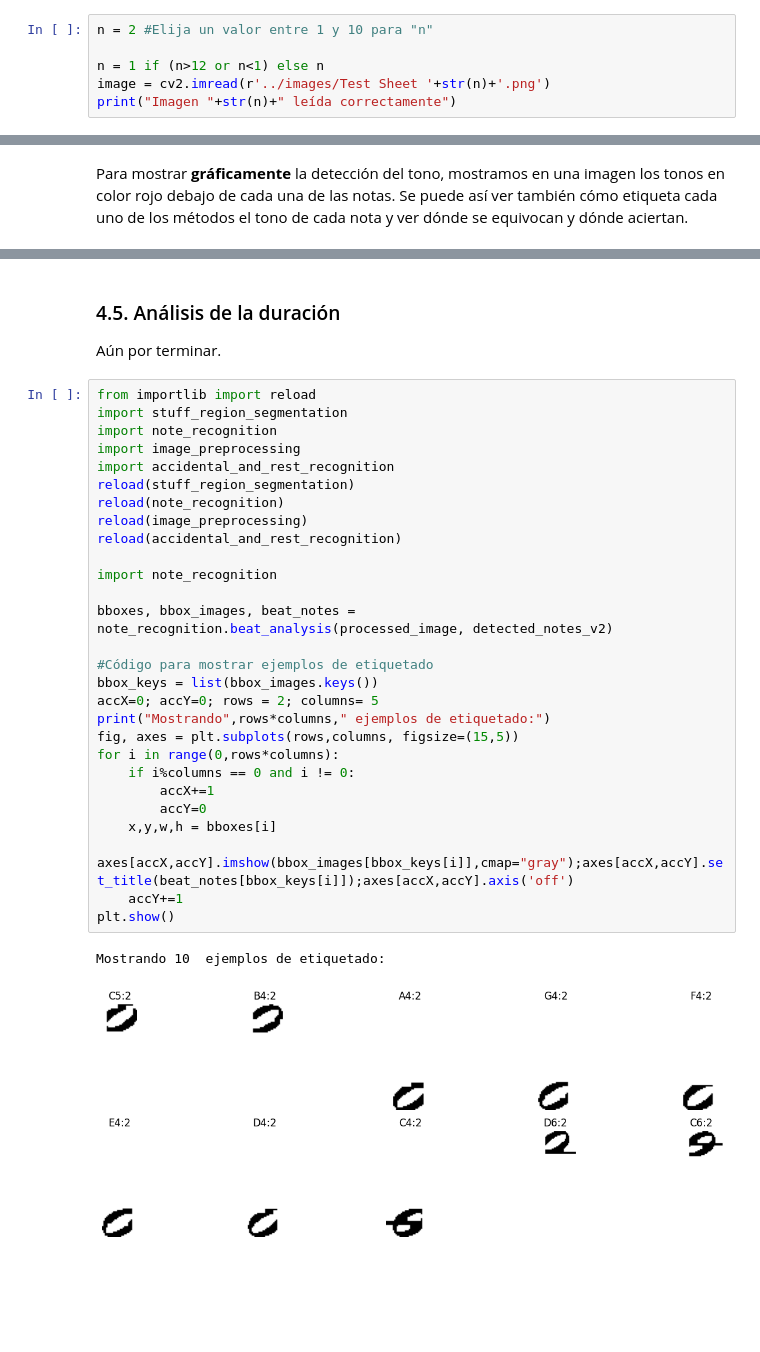
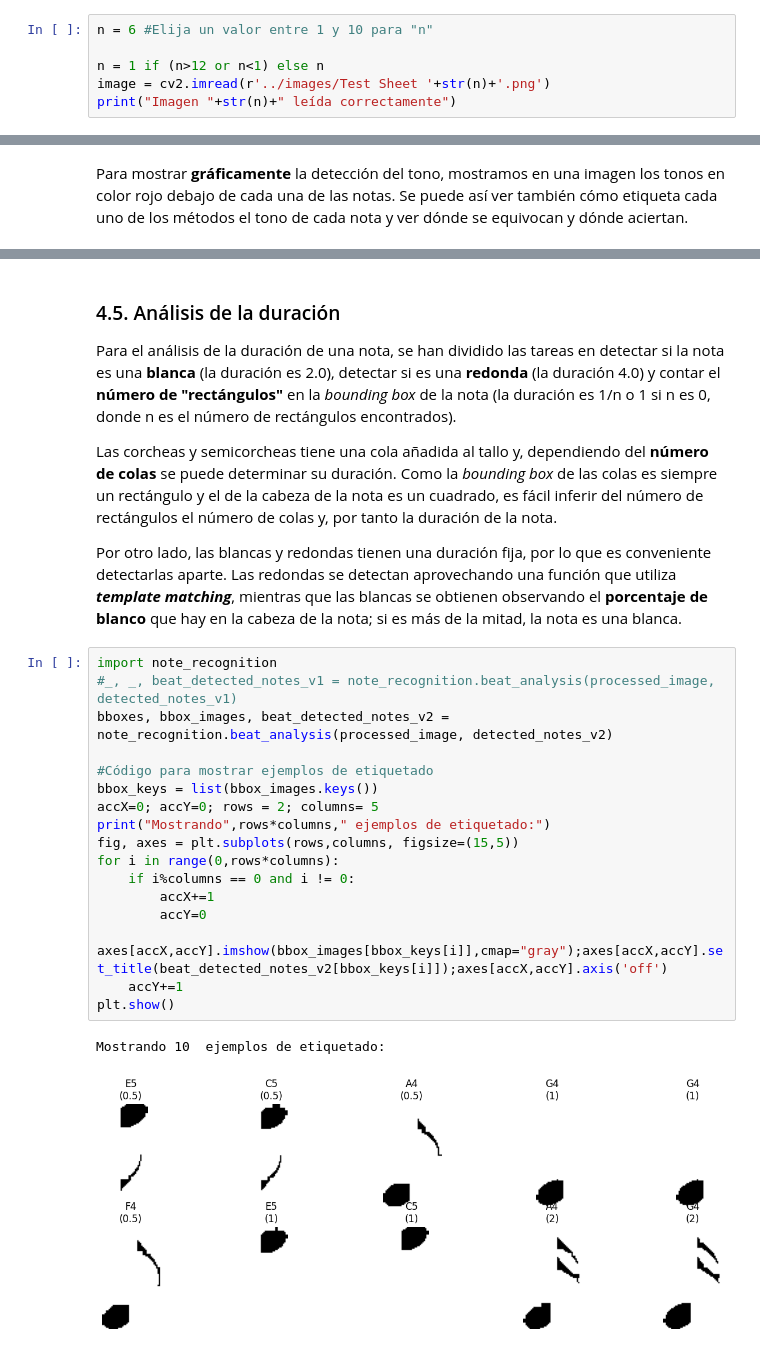
Before and after one commit to tcabgom/Music-Score-Recognition-System, a Jupyter notebook: notebook/Seguimiento 4.ipynb, the cells around one changed output, grey strips where cells are left out. Saved outputs shown, nothing was run; the diff lists cells and outputs as text; blank space fills up the shorter version.

Commit message:
fix: Fix some issues with beat analysis and drawing notes

```diff
--- a/notebook/Seguimiento 4.ipynb
+++ b/notebook/Seguimiento 4.ipynb
@@ -58,7 +58,7 @@ En caso de que exista un error en la instalación, contacte con el equipo de tra
 
 Además, es indispensable cargar la imagen de prueba. Existen diversas fotos en la batería de prueba, si desea cambiar la imagen con la que probar las funciones, **cambie el parámetro n** de la siguiente celda a un valor entre 1 y 10. Cada una de las fotografías se corresponde con una partitura diferente.
 # %%
-n = 2 #Elija un valor entre 1 y 10 para "n"
+n = 6 #Elija un valor entre 1 y 10 para "n"
 
 n = 1 if (n>12 or n<1) else n
 image = cv2.imread(r'../images/Test Sheet '+str(n)+'.png')
@@ -334,35 +334,28 @@ plt.show()
 # %% [markdown]
 ### 4.5. Análisis de la duración
 
-Aún por terminar.
+Para el análisis de la duración de una nota, se han dividido las tareas en detectar si la nota es una **blanca** (la duración es 2.0), detectar si es una **redonda** (la duración 4.0) y contar el **número de "rectángulos"** en la _bounding box_ de la nota (la duración es 1/n o 1 si n es 0, donde n es el número de rectángulos encontrados).
+
+Las corcheas y semicorcheas tiene una cola añadida al tallo y, dependiendo del **número de colas** se puede determinar su duración. Como la _bounding box_ de las colas es siempre un rectángulo y el de la cabeza de la nota es un cuadrado, es fácil inferir del número de rectángulos el número de colas y, por tanto la duración de la nota.
+
+Por otro lado, las blancas y redondas tienen una duración fija, por lo que es conveniente detectarlas aparte. Las redondas se detectan aprovechando una función que utiliza **_template matching_**, mientras que las blancas se obtienen observando el **porcentaje de blanco** que hay en la cabeza de la nota; si es más de la mitad, la nota es una blanca.
 # %%
-from importlib import reload
-import stuff_region_segmentation
 import note_recognition
-import image_preprocessing
-import accidental_and_rest_recognition
-reload(stuff_region_segmentation)
-reload(note_recognition)
-reload(image_preprocessing)
-reload(accidental_and_rest_recognition)
-
-import note_recognition
-
-bboxes, bbox_images, beat_notes = note_recognition.beat_analysis(processed_image, detected_notes_v2)
+#_, _, beat_detected_notes_v1 = note_recognition.beat_analysis(processed_image, detected_notes_v1)
+bboxes, bbox_images, beat_detected_notes_v2 = note_recognition.beat_analysis(processed_image, detected_notes_v2)
 
 #Código para mostrar ejemplos de etiquetado
 bbox_keys = list(bbox_images.keys())
 accX=0; accY=0; rows = 2; columns= 5
 print("Mostrando",rows*columns," ejemplos de etiquetado:")
 fig, axes = plt.subplots(rows,columns, figsize=(15,5))
 for i in range(0,rows*columns):
     if i%columns == 0 and i != 0:
         accX+=1
         accY=0
-    x,y,w,h = bboxes[i]
-    axes[accX,accY].imshow(bbox_images[bbox_keys[i]],cmap="gray");axes[accX,accY].set_title(beat_notes[bbox_keys[i]]);axes[accX,accY].axis('off')
+    axes[accX,accY].imshow(bbox_images[bbox_keys[i]],cmap="gray");axes[accX,accY].set_title(beat_detected_notes_v2[bbox_keys[i]]);axes[accX,accY].axis('off')
     accY+=1
 plt.show()
 # %% [output]
 Mostrando 10  ejemplos de etiquetado:
-[figure, old version]
+[figure, new version]
```
Also changed, not shown: parts of 15 cells of this notebook, 1 other file.
